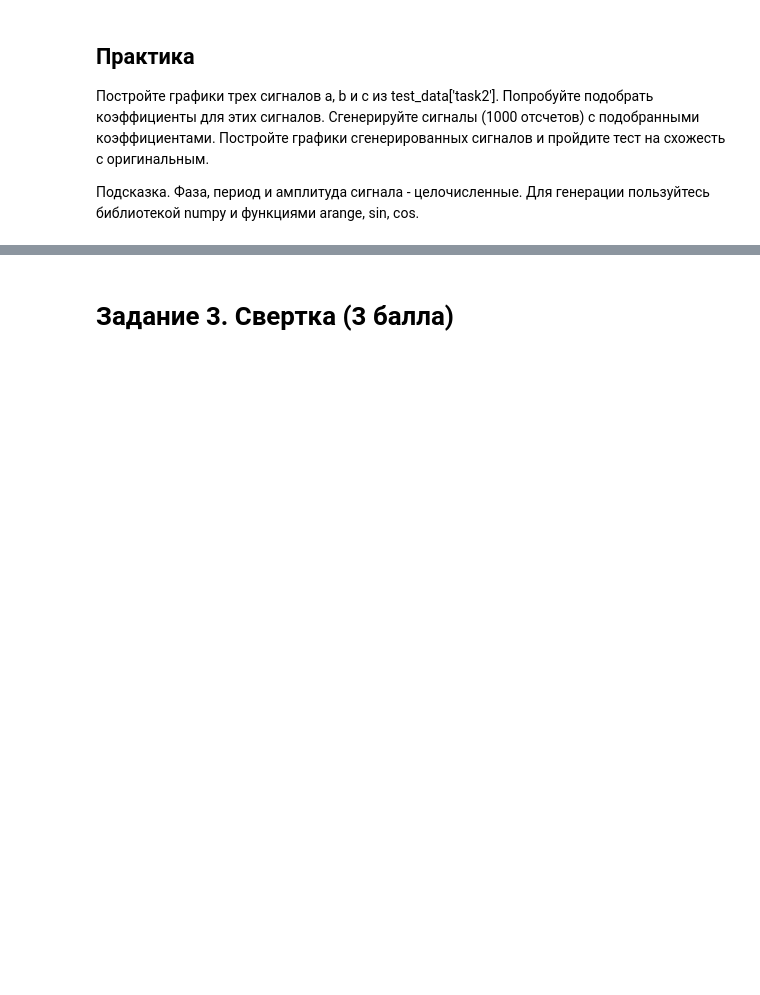
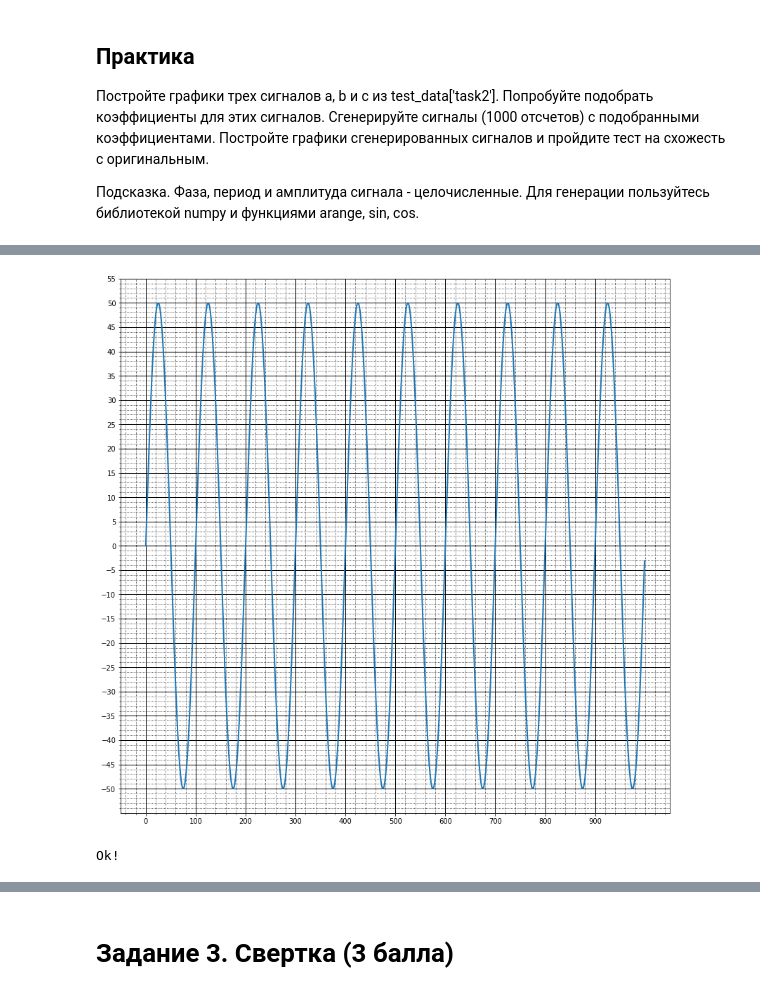
Before and after one commit to PhilippShemetov/DSP, a Jupyter notebook: lab1.ipynb, the cells around one changed output, grey strips where cells are left out. Drawn from its saved outputs; the diff is of its cells as text; code cells hidden in the pictures; blank space fills up the shorter version.

```diff
--- a/lab1.ipynb
+++ b/lab1.ipynb
@@ -132,9 +135,14 @@ draw_signal(test_data['task2']['b'])
 # %%
 # YOUR CODE HERE
-b =
+b = 50 * np.sin(np.pi/50 * np.arange(1000))
+draw_signal(b)
+# %% [output]
+[figure, added]
 # %%
 assert len(b)== 1000
 assert np.allclose(b, test_data["task2"]["b"], atol=1)
 print("Ok!")
+# %% [output]
+Ok!
 # %%
 draw_signal(test_data['task2']['c'])
```
Also changed, not shown: parts of 23 cells of this notebook.
